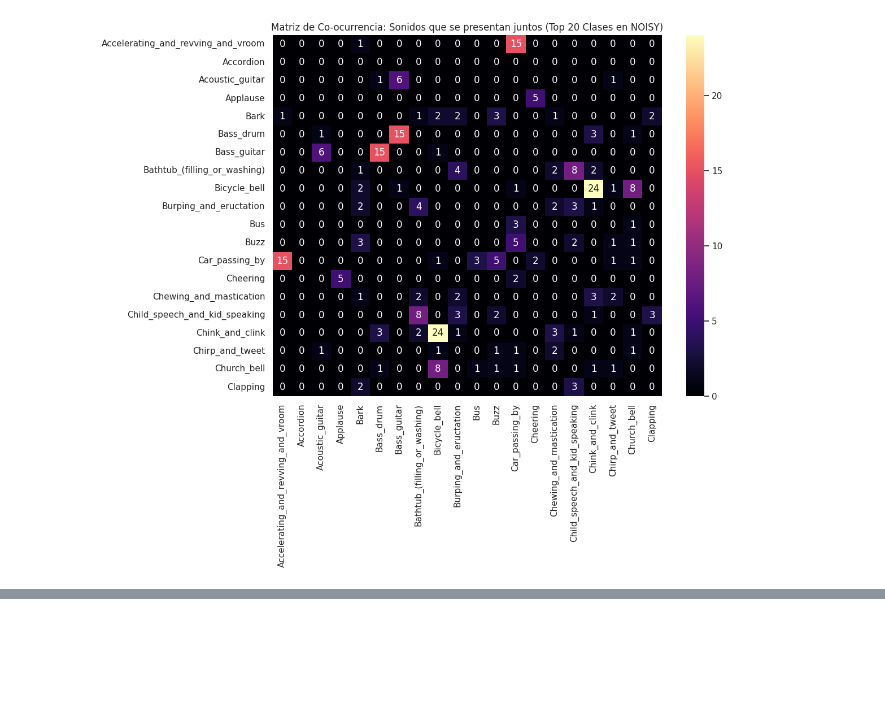
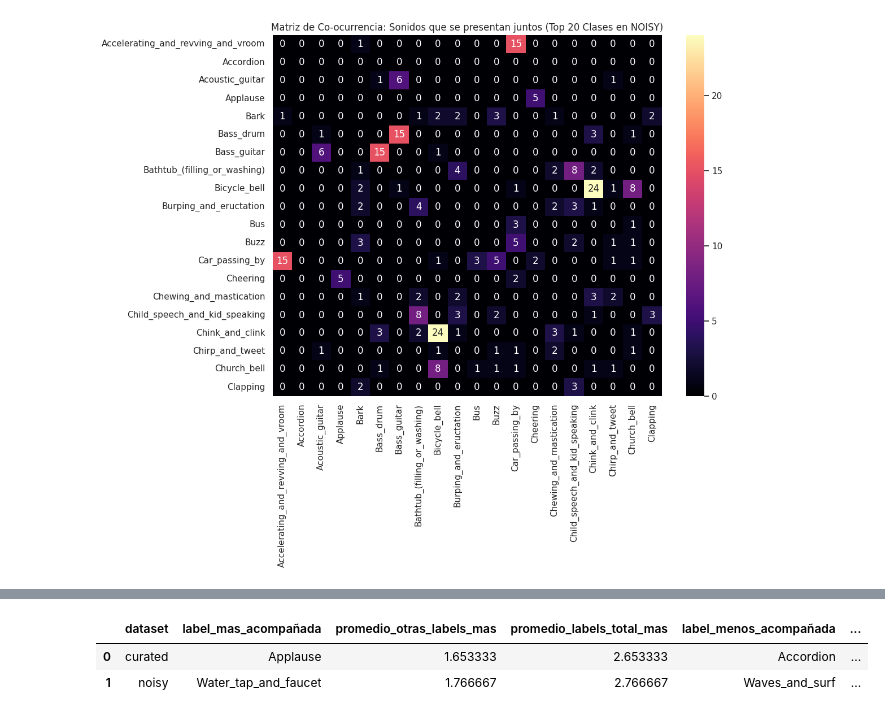
Before and after one commit to ElMaurii/taa2026-freesound_audio_tagging, a Jupyter notebook: notebooks/01_eda_validation.ipynb, the cells around one changed output, grey strips where cells are left out. Cells and saved outputs as stored; diff of their text form; code cells hidden in the pictures; blank space fills up the shorter version.

```diff
--- a/notebooks/01_eda_validation.ipynb
+++ b/notebooks/01_eda_validation.ipynb
@@ -261,0 +268,71 @@ nothing to commit, working tree clean
+# %%
+# Resumen de etiquetas: qué etiqueta aparece acompañada por más/menos etiquetas en promedio
+
+def resumen_etiquetas_dataset(df, nombre_dataset):
+    df_aux = df.copy()
+
+    # Lista de etiquetas por audio
+    df_aux["lista_labels"] = df_aux["labels"].apply(lambda x: x.split(","))
+
+    # Cantidad total de etiquetas por audio
+    df_aux["num_labels"] = df_aux["lista_labels"].apply(len)
+
+    filas = []
+
+    for _, row in df_aux.iterrows():
+        for label in row["lista_labels"]:
+            filas.append({
+                "label": label,
+                "num_labels_audio": row["num_labels"],
+                "otras_labels_audio": row["num_labels"] - 1
+            })
+
+    df_labels = pd.DataFrame(filas)
+
+    resumen_por_label = (
+        df_labels
+        .groupby("label")
+        .agg(
+            apariciones=("label", "count"),
+            promedio_labels_total=("num_labels_audio", "mean"),
+            promedio_otras_labels=("otras_labels_audio", "mean")
+        )
+        .reset_index()
+    )
+
+    label_mas = resumen_por_label.loc[
+        resumen_por_label["promedio_otras_labels"].idxmax()
+    ]
+
+    label_menos = resumen_por_label.loc[
+        resumen_por_label["promedio_otras_labels"].idxmin()
+    ]
+
+    return {
+        "dataset": nombre_dataset,
+
+        "label_mas_acompañada": label_mas["label"],
+        "promedio_otras_labels_mas": label_mas["promedio_otras_labels"],
+        "promedio_labels_total_mas": label_mas["promedio_labels_total"],
+
+        "label_menos_acompañada": label_menos["label"],
+        "promedio_otras_labels_menos": label_menos["promedio_otras_labels"],
+        "promedio_labels_total_menos": label_menos["promedio_labels_total"],
+
+        "promedio_cantidad_labels_por_audio": df_aux["num_labels"].mean(),
+        "mediana_cantidad_labels_por_audio": df_aux["num_labels"].median(),
+        "minima_cantidad_labels_por_audio": df_aux["num_labels"].min(),
+        "maxima_cantidad_labels_por_audio": df_aux["num_labels"].max()
+    }
+
+
+resumen_labels = pd.DataFrame([
+    resumen_etiquetas_dataset(df_curated, "curated"),
+    resumen_etiquetas_dataset(df_noisy, "noisy")
+])
+
+resumen_labels
+# %% [output]
+|  | dataset | label_mas_acompañada | promedio_otras_labels_mas | promedio_labels_total_mas | label_menos_acompañada | ... |
+| 0 | curated | Applause | 1.653333 | 2.653333 | Accordion | ... |
+| 1 | noisy | Water_tap_and_faucet | 1.766667 | 2.766667 | Waves_and_surf | ... |
```
Also changed, not shown: parts of 6 cells of this notebook.
